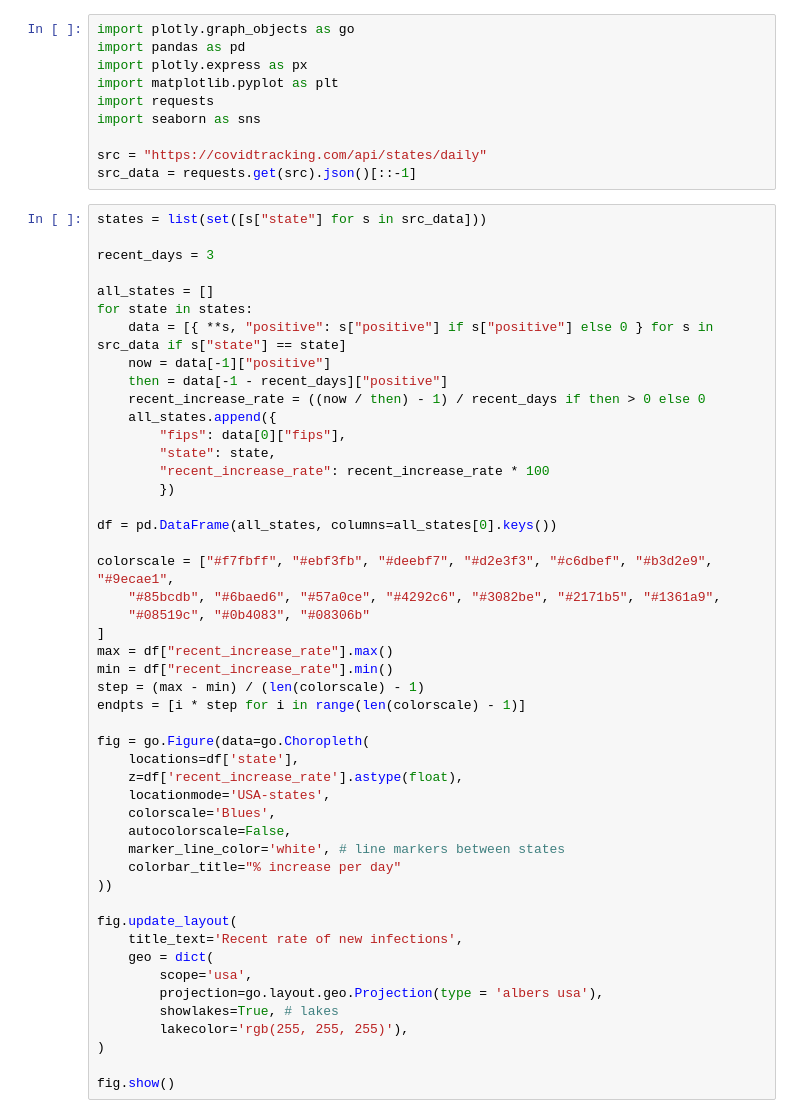
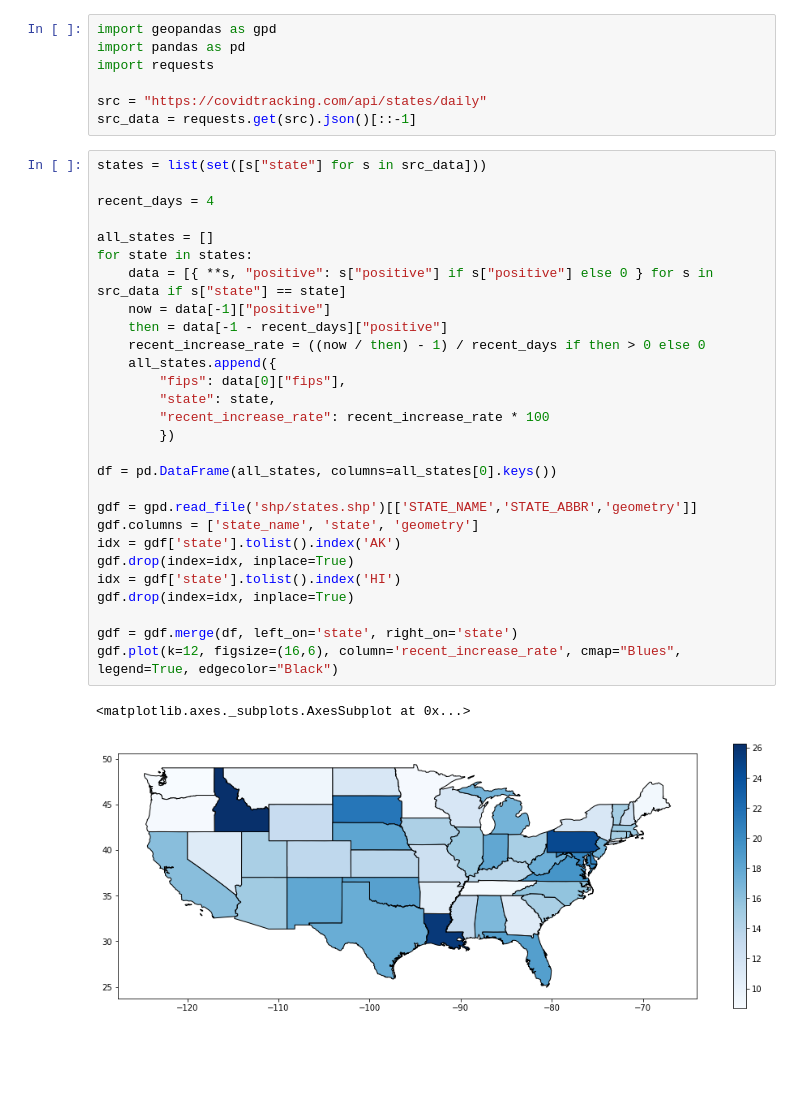
Before and after one commit to mgwalker/covid19, a Jupyter notebook: notebooks/choropleth.ipynb, the cells around one changed output. Saved outputs shown, nothing was run; the diff lists cells and outputs as text; blank space fills up the shorter version.

Commit message:
choropleth notebook

```diff
--- a/notebooks/choropleth.ipynb
+++ b/notebooks/choropleth.ipynb
@@ -1,58 +1,38 @@
 # %%
-import plotly.graph_objects as go
+import geopandas as gpd
 import pandas as pd
-import plotly.express as px
-import matplotlib.pyplot as plt
 import requests
-import seaborn as sns
 
 src = "https://covidtracking.com/api/states/daily"
 src_data = requests.get(src).json()[::-1]
 # %%
 states = list(set([s["state"] for s in src_data]))
 
-recent_days = 3
+recent_days = 4
 
 all_states = []
 for state in states:
     data = [{ **s, "positive": s["positive"] if s["positive"] else 0 } for s in src_data if s["state"] == state]
     now = data[-1]["positive"]
     then = data[-1 - recent_days]["positive"]
     recent_increase_rate = ((now / then) - 1) / recent_days if then > 0 else 0
     all_states.append({
         "fips": data[0]["fips"],
         "state": state,
         "recent_increase_rate": recent_increase_rate * 100
         })
 
 df = pd.DataFrame(all_states, columns=all_states[0].keys())
 
-colorscale = ["#f7fbff", "#ebf3fb", "#deebf7", "#d2e3f3", "#c6dbef", "#b3d2e9", "#9ecae1",
-    "#85bcdb", "#6baed6", "#57a0ce", "#4292c6", "#3082be", "#2171b5", "#1361a9",
-    "#08519c", "#0b4083", "#08306b"
-]
-max = df["recent_increase_rate"].max()
-min = df["recent_increase_rate"].min()
-step = (max - min) / (len(colorscale) - 1)
-endpts = [i * step for i in range(len(colorscale) - 1)]
+gdf = gpd.read_file('shp/states.shp')[['STATE_NAME','STATE_ABBR','geometry']]
+gdf.columns = ['state_name', 'state', 'geometry']
+idx = gdf['state'].tolist().index('AK')
+gdf.drop(index=idx, inplace=True)
+idx = gdf['state'].tolist().index('HI')
+gdf.drop(index=idx, inplace=True)
 
-fig = go.Figure(data=go.Choropleth(
-    locations=df['state'],
-    z=df['recent_increase_rate'].astype(float),
-    locationmode='USA-states',
-    colorscale='Blues',
-    autocolorscale=False,
-    marker_line_color='white', # line markers between states
-    colorbar_title="% increase per day"
-))
-
-fig.update_layout(
-    title_text='Recent rate of new infections',
-    geo = dict(
-        scope='usa',
-        projection=go.layout.geo.Projection(type = 'albers usa'),
-        showlakes=True, # lakes
-        lakecolor='rgb(255, 255, 255)'),
-)
-
-fig.show()
+gdf = gdf.merge(df, left_on='state', right_on='state')
+gdf.plot(k=12, figsize=(16,6), column='recent_increase_rate', cmap="Blues", legend=True, edgecolor="Black")
+# %% [output]
+<matplotlib.axes._subplots.AxesSubplot at 0x...>
+[figure, added]
```
Also changed, not shown: 9 other files.
